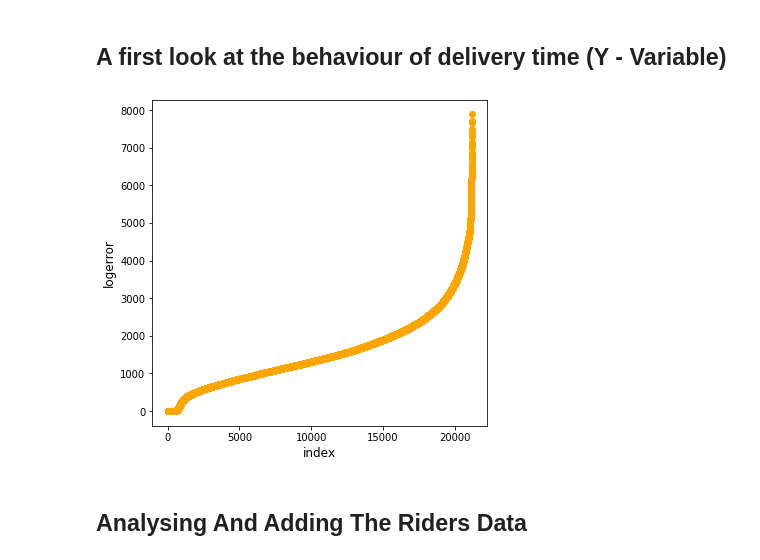
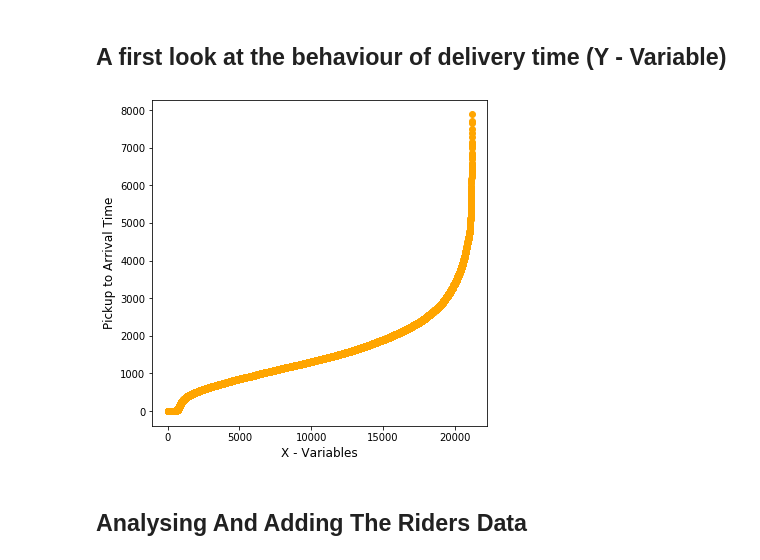
Before and after one commit to Team24-Regression/Regression_Predict_Package, a Jupyter notebook: regression_notebook.ipynb, the cells around one changed output. Drawn from its saved outputs; the diff is of its cells as text; code cells hidden in the pictures.

```diff
--- a/regression_notebook.ipynb
+++ b/regression_notebook.ipynb
@@ -163,11 +166,11 @@ Train_df.columns = [col.replace(" ","_") for col in Train_df.columns]
 # %%
 plt.figure(figsize=(6,6))
 plt.scatter(range(Train_df.shape[0]), np.sort(Train_df.Time_from_Pickup_to_Arrival.values), color = 'orange')
-plt.xlabel('index', fontsize=12)
-plt.ylabel('logerror', fontsize=12)
+plt.xlabel('X - Variables', fontsize=12)
+plt.ylabel('Pickup to Arrival Time', fontsize=12)
 plt.show()
 # %% [output]
-[figure, old version]
+[figure, new version]
 # %% [markdown]
 ## Analysing And Adding The Riders Data
 # %% [markdown]
```
Also changed, not shown: parts of 6 cells of this notebook.
